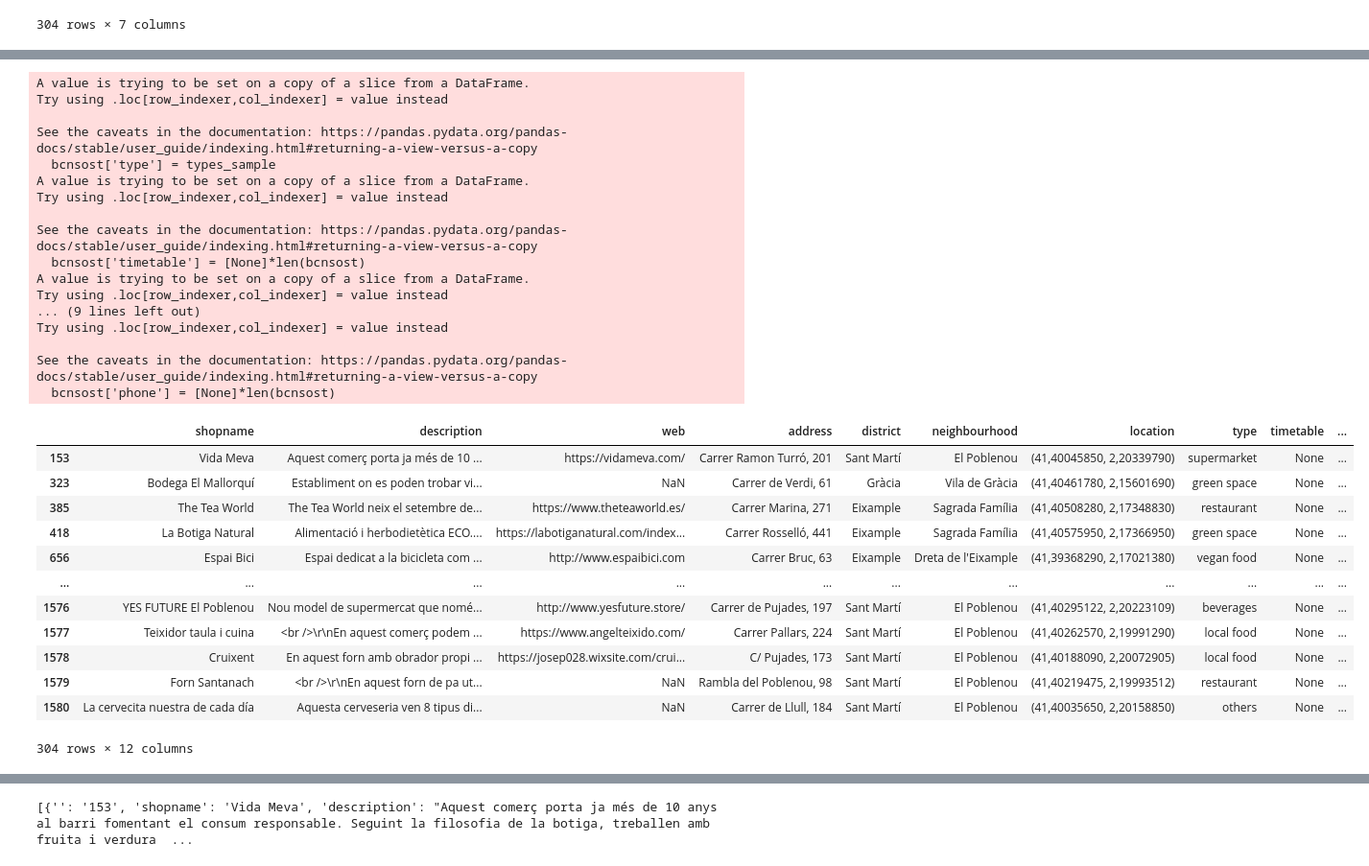
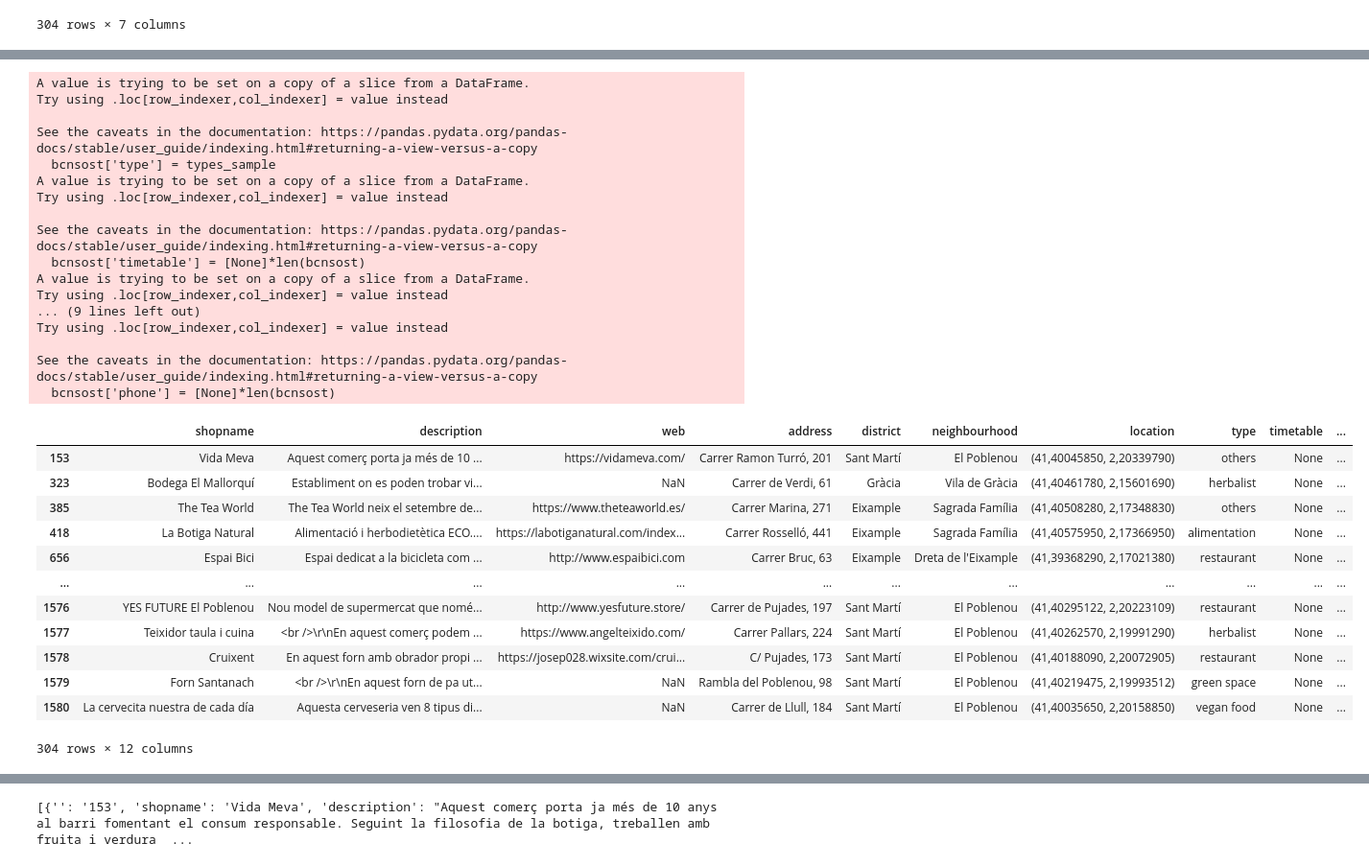
Before and after one commit to beco-app/beco-project, a Jupyter notebook: backend/data_base/bcnsostenible.ipynb, the cells around one changed output, grey strips where cells are left out. Shown at 96% size. Drawn from its saved outputs; the diff is of its cells as text; code cells hidden in the pictures.

```diff
--- a/backend/data_base/bcnsostenible.ipynb
+++ b/backend/data_base/bcnsostenible.ipynb
@@ -73,45 +93,47 @@ See the caveats in the documentation: https://pandas.pydata.org/pandas-docs/stab
 # %%
 from random import choices
-types = ['restaurant', 'vegan food', 'beverages', 'local food', 'bakery', 'supermarket', 'alimentation', 'green space', 'others']
+types = ['restaurant', 'bar', 'supermarket', 'bakery', 'vegan food', 'vegetarian food',
+         'beverages', 'alimentation', 'local food', 'green space', 'plastic free',
+         'zero waste', 'herbalist', 'second hand', 'in bulk', 'cosmetics', 'pharmacy',
+         'fruits & vegetables', 'others']
 types_sample = choices(types, k=len(bcnsost))
 bcnsost['type'] = types_sample
-
 bcnsost['timetable'] = [None]*len(bcnsost)
 bcnsost['photo'] = [None]*len(bcnsost)
 bcnsost['product_list'] = [None]*len(bcnsost)
 bcnsost['phone'] = [None]*len(bcnsost)
 
 bcnsost
 # %% [output]
 A value is trying to be set on a copy of a slice from a DataFrame.
 Try using .loc[row_indexer,col_indexer] = value instead
 
 See the caveats in the documentation: https://pandas.pydata.org/pandas-docs/stable/user_guide/indexing.html#returning-a-view-versus-a-copy
   bcnsost['type'] = types_sample
 A value is trying to be set on a copy of a slice from a DataFrame.
 Try using .loc[row_indexer,col_indexer] = value instead
 
 See the caveats in the documentation: https://pandas.pydata.org/pandas-docs/stable/user_guide/indexing.html#returning-a-view-versus-a-copy
   bcnsost['timetable'] = [None]*len(bcnsost)
 A value is trying to be set on a copy of a slice from a DataFrame.
 Try using .loc[row_indexer,col_indexer] = value instead
 ... (9 lines left out)
 Try using .loc[row_indexer,col_indexer] = value instead
 
 See the caveats in the documentation: https://pandas.pydata.org/pandas-docs/stable/user_guide/indexing.html#returning-a-view-versus-a-copy
   bcnsost['phone'] = [None]*len(bcnsost)
 |  | shopname | description | web | address | district | neighbourhood | location | type | timetable | ... |
-| 153 | Vida Meva | Aquest comerç porta ja més de 10 ... | https://vidameva.com/ | Carrer Ramon Turró, 201 | Sant Martí | El Poblenou | (41,40045850, 2,20339790) | supermarket | None | ... |
-| 323 | Bodega El Mallorquí | Establiment on es poden trobar vi... | NaN | Carrer de Verdi, 61 | Gràcia | Vila de Gràcia | (41,40461780, 2,15601690) | green space | None | ... |
-| 385 | The Tea World | The Tea World neix el setembre de... | https://www.theteaworld.es/ | Carrer Marina, 271 | Eixample | Sagrada Família | (41,40508280, 2,17348830) | restaurant | None | ... |
-| 418 | La Botiga Natural | Alimentació i herbodietètica ECO.... | https://labotiganatural.com/index... | Carrer Rosselló, 441 | Eixample | Sagrada Família | (41,40575950, 2,17366950) | green space | None | ... |
-| 656 | Espai Bici | Espai dedicat a la bicicleta com ... | http://www.espaibici.com | Carrer Bruc, 63 | Eixample | Dreta de l'Eixample | (41,39368290, 2,17021380) | vegan food | None | ... |
+| 153 | Vida Meva | Aquest comerç porta ja més de 10 ... | https://vidameva.com/ | Carrer Ramon Turró, 201 | Sant Martí | El Poblenou | (41,40045850, 2,20339790) | others | None | ... |
+| 323 | Bodega El Mallorquí | Establiment on es poden trobar vi... | NaN | Carrer de Verdi, 61 | Gràcia | Vila de Gràcia | (41,40461780, 2,15601690) | herbalist | None | ... |
+| 385 | The Tea World | The Tea World neix el setembre de... | https://www.theteaworld.es/ | Carrer Marina, 271 | Eixample | Sagrada Família | (41,40508280, 2,17348830) | others | None | ... |
+| 418 | La Botiga Natural | Alimentació i herbodietètica ECO.... | https://labotiganatural.com/index... | Carrer Rosselló, 441 | Eixample | Sagrada Família | (41,40575950, 2,17366950) | alimentation | None | ... |
+| 656 | Espai Bici | Espai dedicat a la bicicleta com ... | http://www.espaibici.com | Carrer Bruc, 63 | Eixample | Dreta de l'Eixample | (41,39368290, 2,17021380) | restaurant | None | ... |
 | ... | ... | ... | ... | ... | ... | ... | ... | ... | ... | ... |
-| 1576 | YES FUTURE El Poblenou | Nou model de supermercat que nomé... | http://www.yesfuture.store/ | Carrer de Pujades, 197 | Sant Martí | El Poblenou | (41,40295122, 2,20223109) | beverages | None | ... |
-| 1577 | Teixidor taula i cuina | <br />\r\nEn aquest comerç podem ... | https://www.angelteixido.com/ | Carrer Pallars, 224 | Sant Martí | El Poblenou | (41,40262570, 2,19991290) | local food | None | ... |
-| 1578 | Cruixent | En aquest forn amb obrador propi ... | https://josep028.wixsite.com/crui... | C/ Pujades, 173 | Sant Martí | El Poblenou | (41,40188090, 2,20072905) | local food | None | ... |
-| 1579 | Forn Santanach | <br />\r\nEn aquest forn de pa ut... | NaN | Rambla del Poblenou, 98 | Sant Martí | El Poblenou | (41,40219475, 2,19993512) | restaurant | None | ... |
-| 1580 | La cervecita nuestra de cada día | Aquesta cerveseria ven 8 tipus di... | NaN | Carrer de Llull, 184 | Sant Martí | El Poblenou | (41,40035650, 2,20158850) | others | None | ... |
+| 1576 | YES FUTURE El Poblenou | Nou model de supermercat que nomé... | http://www.yesfuture.store/ | Carrer de Pujades, 197 | Sant Martí | El Poblenou | (41,40295122, 2,20223109) | restaurant | None | ... |
+| 1577 | Teixidor taula i cuina | <br />\r\nEn aquest comerç podem ... | https://www.angelteixido.com/ | Carrer Pallars, 224 | Sant Martí | El Poblenou | (41,40262570, 2,19991290) | herbalist | None | ... |
+| 1578 | Cruixent | En aquest forn amb obrador propi ... | https://josep028.wixsite.com/crui... | C/ Pujades, 173 | Sant Martí | El Poblenou | (41,40188090, 2,20072905) | restaurant | None | ... |
+| 1579 | Forn Santanach | <br />\r\nEn aquest forn de pa ut... | NaN | Rambla del Poblenou, 98 | Sant Martí | El Poblenou | (41,40219475, 2,19993512) | green space | None | ... |
+| 1580 | La cervecita nuestra de cada día | Aquesta cerveseria ven 8 tipus di... | NaN | Carrer de Llull, 184 | Sant Martí | El Poblenou | (41,40035650, 2,20158850) | vegan food | None | ... |
 304 rows × 12 columns
 # %%
 bcnsost = bcnsost[bcnsost['address'].notna()]
```
Also changed, not shown: parts of 3 cells of this notebook, 2 other files.
